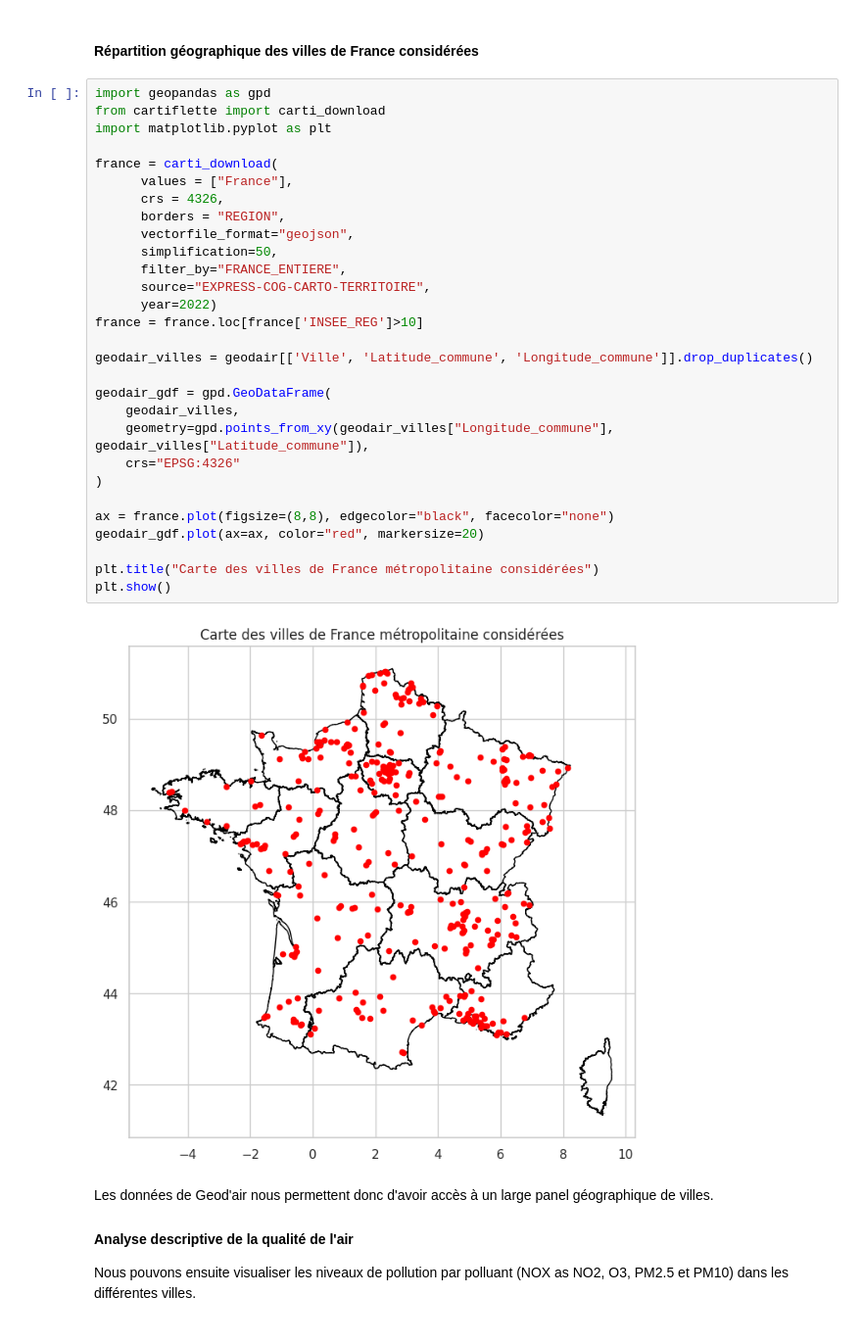
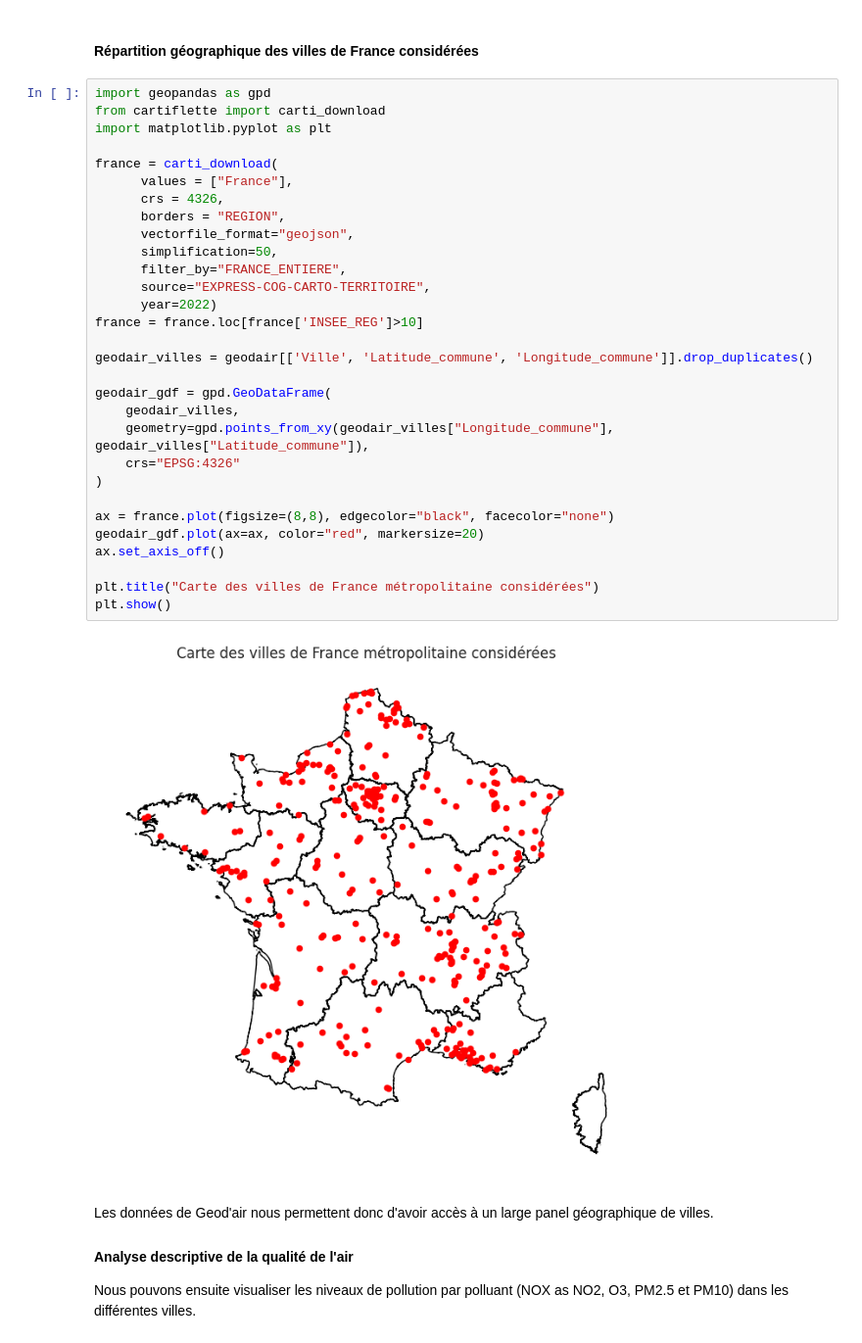
Before and after one commit to TheoSan75/Projet_Python_ENSAE_2A, a Jupyter notebook: main.ipynb, the cells around one changed output. Shown at 98% size. Saved outputs shown, nothing was run; the diff lists cells and outputs as text.

```diff
--- a/main.ipynb
+++ b/main.ipynb
@@ -152,34 +152,35 @@ Il est possible de charger directement le dataset final, sans avoir eu à attend
 # %%
 import geopandas as gpd
 from cartiflette import carti_download
 import matplotlib.pyplot as plt
 
 france = carti_download(
       values = ["France"],
       crs = 4326,
       borders = "REGION",
       vectorfile_format="geojson",
       simplification=50,
       filter_by="FRANCE_ENTIERE",
       source="EXPRESS-COG-CARTO-TERRITOIRE",
       year=2022)
 france = france.loc[france['INSEE_REG']>10]
 
 geodair_villes = geodair[['Ville', 'Latitude_commune', 'Longitude_commune']].drop_duplicates()
 
 geodair_gdf = gpd.GeoDataFrame(
     geodair_villes,
     geometry=gpd.points_from_xy(geodair_villes["Longitude_commune"], geodair_villes["Latitude_commune"]),
     crs="EPSG:4326"
 )
 
 ax = france.plot(figsize=(8,8), edgecolor="black", facecolor="none")
 geodair_gdf.plot(ax=ax, color="red", markersize=20)
+ax.set_axis_off()
 
 plt.title("Carte des villes de France métropolitaine considérées")
 plt.show()
 # %% [output]
-[figure, old version]
+[figure, new version]
 # %% [markdown]
 Les données de Geod'air nous permettent donc d'avoir accès à un large panel géographique de villes.
 
```
Also changed, not shown: parts of 4 cells of this notebook, 5 other files.
